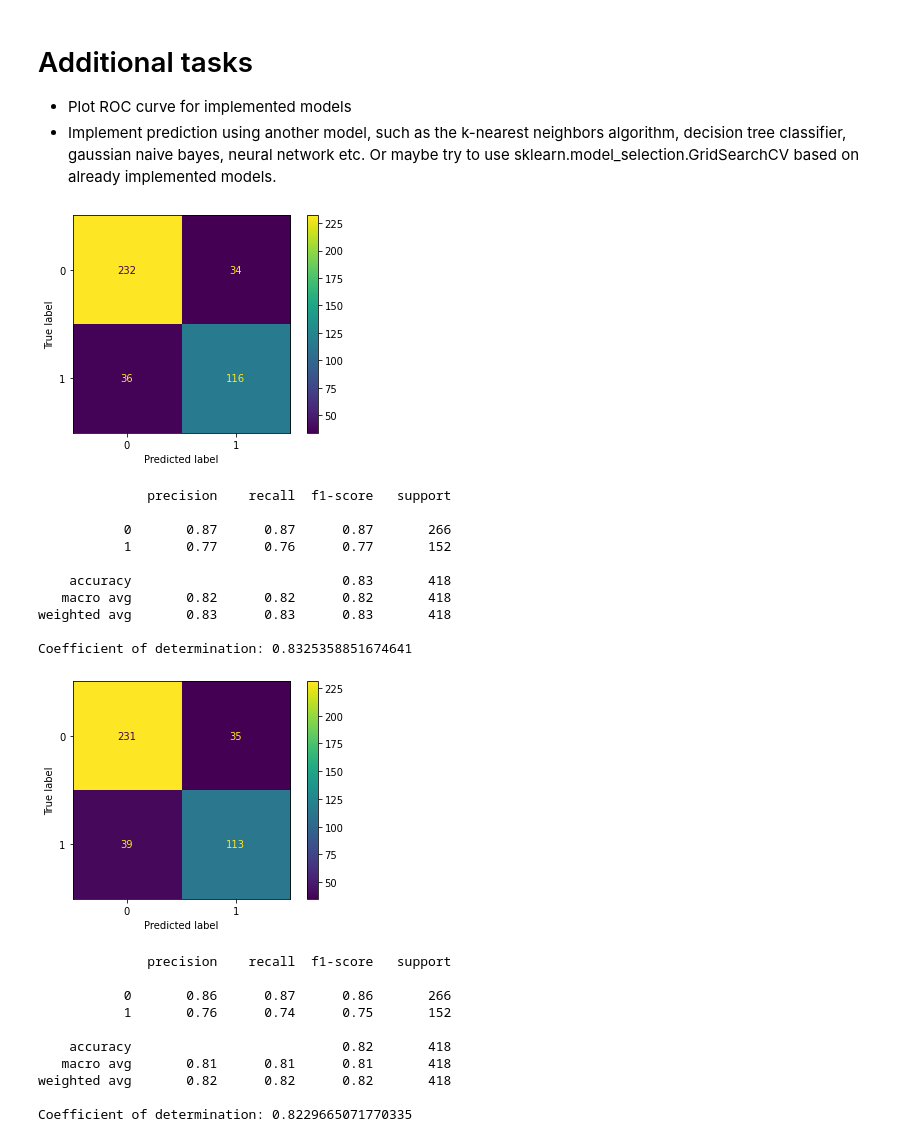
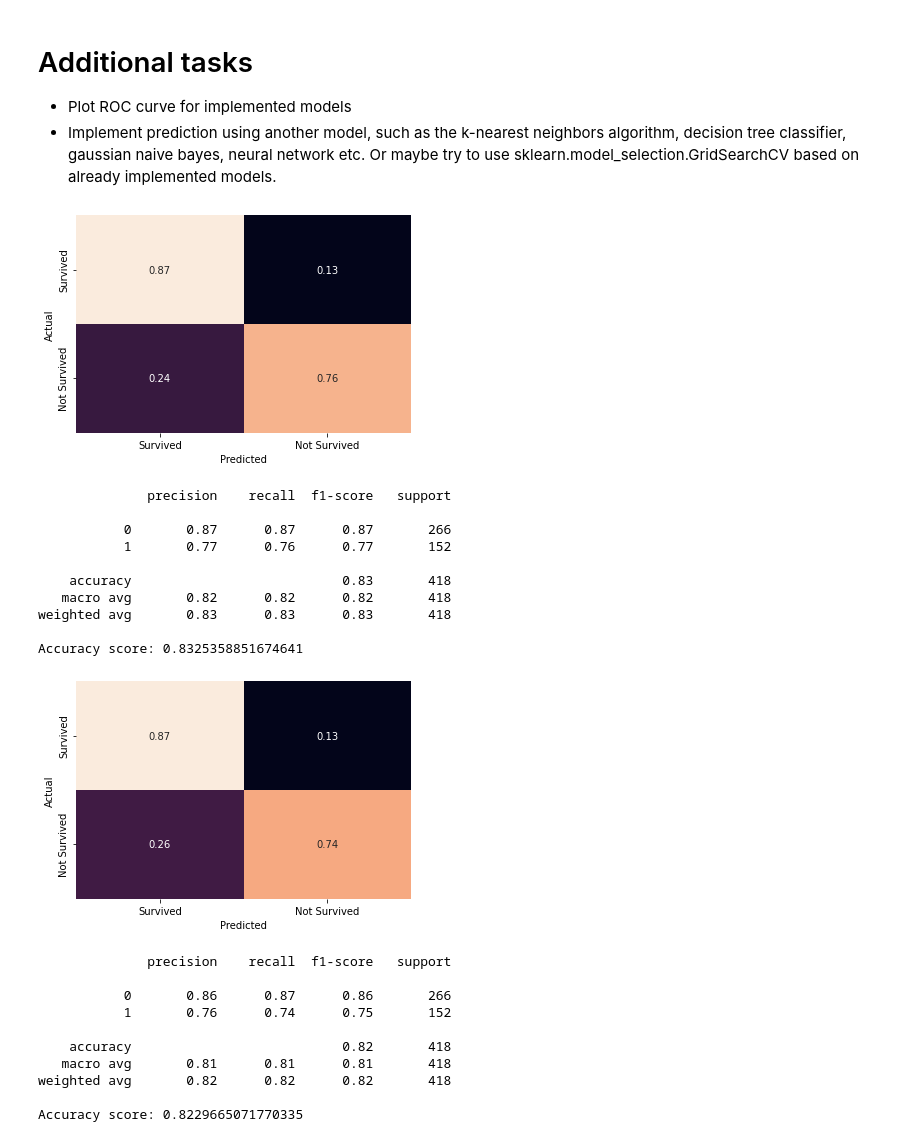
Before and after one commit to srk-practicum/2022-knu-yolo, a Jupyter notebook: Prychantovskyi/task1/Prychantovskyi_task_1.ipynb, the cells around one changed output. Drawn from its saved outputs; the diff is of its cells as text; code cells hidden in the pictures.

```diff
--- a/Prychantovskyi/task1/Prychantovskyi_task_1.ipynb
+++ b/Prychantovskyi/task1/Prychantovskyi_task_1.ipynb
@@ -477,18 +505,23 @@ Coefficient of determination: 0.7799043062200957
 # %%
 from sklearn.tree import DecisionTreeClassifier
 
 model_dt = DecisionTreeClassifier()
 
 model_dt.fit(x_tr, y_tr)
 prediction_dt = model_dt.predict(x_test)
 
-plot_confusion_matrix(model_dt, x_test, y_test)
+confusion = confusion_matrix(y_test, prediction_dt)
+cmn = confusion.astype('float') / confusion.sum(axis=1)[:, np.newaxis]
+sns.heatmap(cmn, annot=True, xticklabels=["Survived", "Not Survived"],
+                yticklabels=["Survived", "Not Survived"], cbar=False)
+plt.xlabel('Predicted')
+plt.ylabel('Actual')
 plt.show()
 
 print(classification_report(y_test, prediction_dt))
-print ("Coefficient of determination:", model_dt.score(x_test, y_test))
+print ("Accuracy score:", accuracy_score(y_test, prediction_dt))
 # %% [output]
-[figure, old version]
+[figure, new version]
               precision    recall  f1-score   support
 
            0       0.87      0.87      0.87       266
@@ -498,7 +531,7 @@ print ("Coefficient of determination:", model_dt.score(x_test, y_test))
    macro avg       0.82      0.82      0.82       418
 weighted avg       0.83      0.83      0.83       418
 
-Coefficient of determination: 0.8325358851674641
+Accuracy score: 0.8325358851674641
 # %%
 from sklearn.neighbors import KNeighborsClassifier
 
@@ -508,13 +541,18 @@ model_kn = KNeighborsClassifier()
 model_kn.fit(x_tr, y_tr)
 prediction_kn = model_kn.predict(x_test)
 
-plot_confusion_matrix(model_kn, x_test, y_test)
+confusion = confusion_matrix(y_test, prediction_kn)
+cmn = confusion.astype('float') / confusion.sum(axis=1)[:, np.newaxis]
+sns.heatmap(cmn, annot=True, xticklabels=["Survived", "Not Survived"],
+                yticklabels=["Survived", "Not Survived"], cbar=False)
+plt.xlabel('Predicted')
+plt.ylabel('Actual')
 plt.show()
 
 print(classification_report(y_test, prediction_kn))
-print ("Coefficient of determination:", model_kn.score(x_test, y_test))
+print ("Accuracy score:", accuracy_score(y_test, prediction_kn))
 # %% [output]
-[figure, old version]
+[figure, new version]
               precision    recall  f1-score   support
 
            0       0.86      0.87      0.86       266
@@ -524,7 +562,7 @@ print ("Coefficient of determination:", model_kn.score(x_test, y_test))
    macro avg       0.81      0.81      0.81       418
 weighted avg       0.82      0.82      0.82       418
 
-Coefficient of determination: 0.8229665071770335
+Accuracy score: 0.8229665071770335
 # %%
 from sklearn.naive_bayes import GaussianNB
 
```
Also changed, not shown: parts of 6 cells of this notebook.
